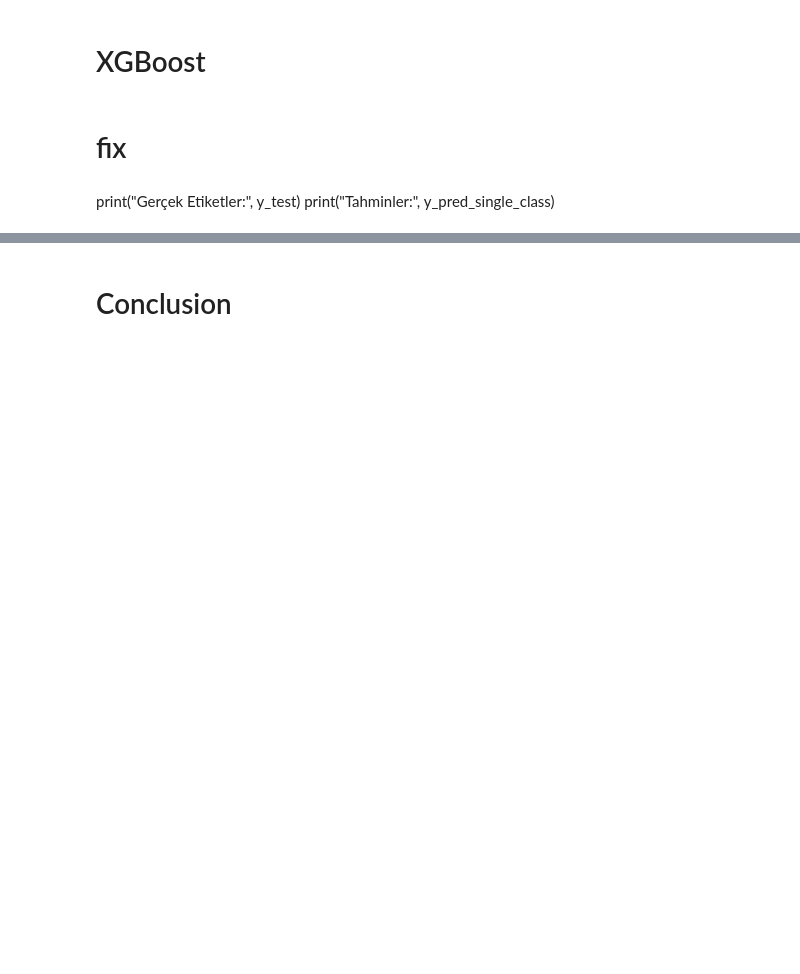
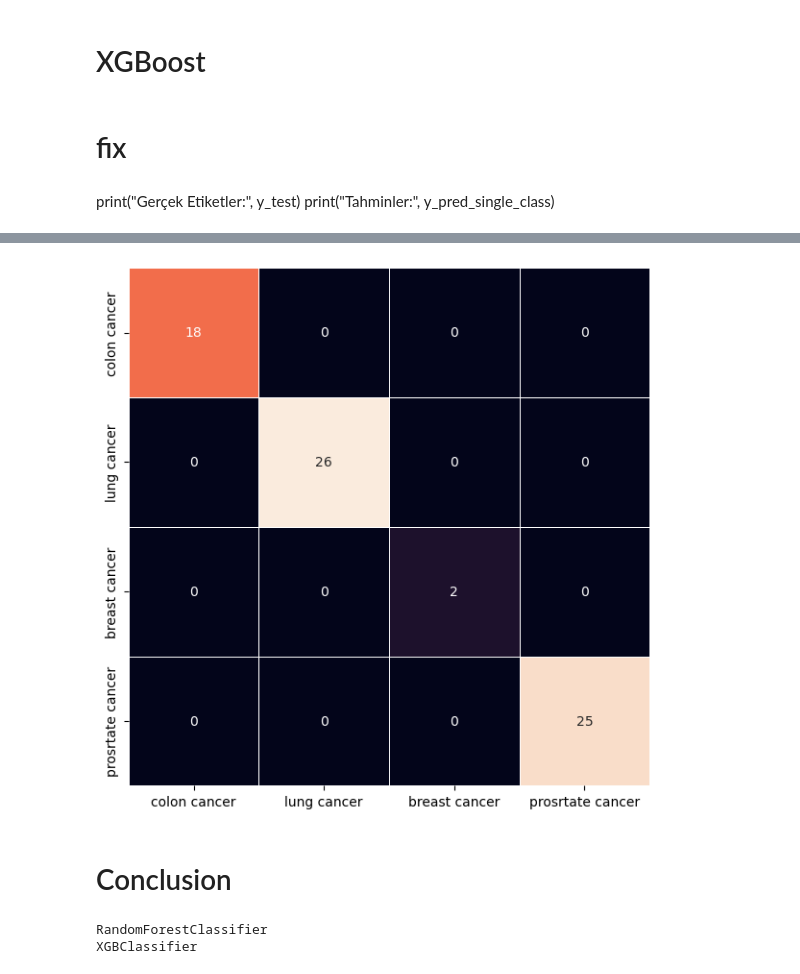
Before and after one commit to erensglm/CancerPrediction, a Jupyter notebook: CancerPrediction.ipynb, the cells around one changed output, grey strips where cells are left out. Saved outputs shown, nothing was run; the diff lists cells and outputs as text; code cells hidden in the pictures; blank space fills up the shorter version.

```diff
--- a/CancerPrediction.ipynb
+++ b/CancerPrediction.ipynb
@@ -239,3 +263,7 @@ print("Cross-validation doğruluk:", cv_accuracy)
 # %%
-from imblearn.metrics import sensitivity_specificity_support
-sensitivity_specificity_support(y_test, y_pred, average='micro', labels=pd.unique(labels.disease_type))
+cm = confusion_matrix(y_test, y_pred)
+plt.figure(figsize=(7,7))
+sns.heatmap(cm, annot=True, fmt="d", linewidths=0.7 ,cbar=False, xticklabels=pd.unique(labels.disease_type),yticklabels=pd.unique(labels.disease_type))
+plt.show()
+# %% [output]
+[figure, added]
@@ -250,7 +271,6 @@ plt.show()
 # Conclusion
 # %%
 models = [rf, xgboost]
-result = []
 results = pd.DataFrame(columns=['Models', "Accuracy"])
 
 for model in models:
@@ -262,7 +282,10 @@ for model in models:
         y_pred = model.predict(X_test)
     acc = accuracy_score(y_test, y_pred)
     result = pd.DataFrame([[names, acc*100]], columns=['Models', 'Accuracy'])
-    results = results.append(result)
+    results = pd.concat([results, result], ignore_index=True)  # Concatenate results DataFrame with new result
+# %% [output]
+RandomForestClassifier
+XGBClassifier
 # %%
 sns.barplot(x='Accuracy', y='Models', data=results, color='r')
 plt.xlabel('Accuracy %')
```
Also changed, not shown: parts of 38 cells of this notebook.
